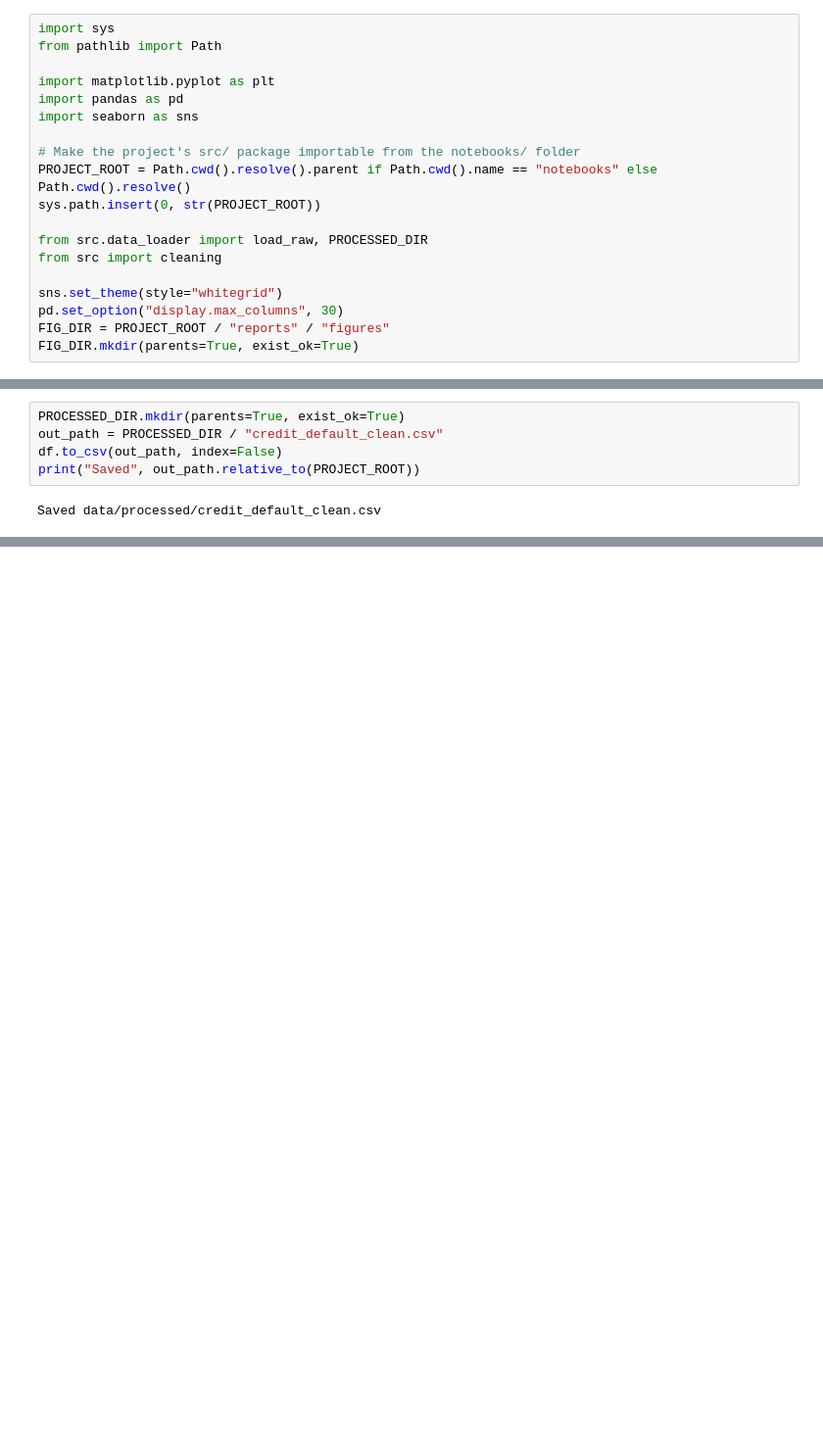
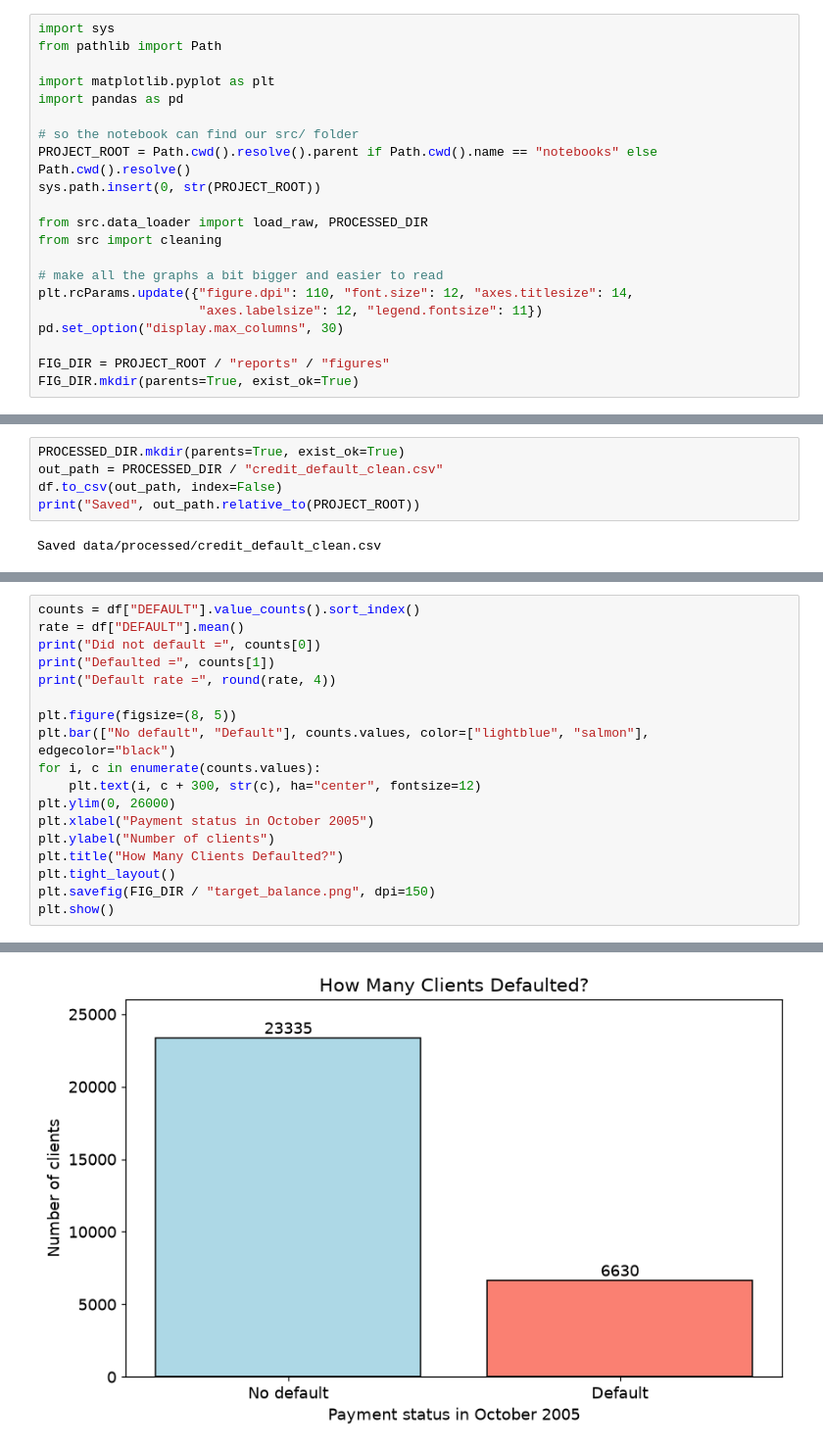
Before and after one commit to asood-usd/AAI500-credit-default, a Jupyter notebook: notebooks/01_data_prep_eda.ipynb, the cells around one changed output, grey strips where cells are left out. Shown at 98% size. Saved outputs shown, nothing was run; the diff lists cells and outputs as text; blank space fills up the shorter version.

```diff
--- a/notebooks/01_data_prep_eda.ipynb
+++ b/notebooks/01_data_prep_eda.ipynb
@@ -12,17 +26,19 @@ from pathlib import Path
 
 import matplotlib.pyplot as plt
 import pandas as pd
-import seaborn as sns
 
-# Make the project's src/ package importable from the notebooks/ folder
+# so the notebook can find our src/ folder
 PROJECT_ROOT = Path.cwd().resolve().parent if Path.cwd().name == "notebooks" else Path.cwd().resolve()
 sys.path.insert(0, str(PROJECT_ROOT))
 
 from src.data_loader import load_raw, PROCESSED_DIR
 from src import cleaning
 
-sns.set_theme(style="whitegrid")
+# make all the graphs a bit bigger and easier to read
+plt.rcParams.update({"figure.dpi": 110, "font.size": 12, "axes.titlesize": 14,
+                     "axes.labelsize": 12, "legend.fontsize": 11})
 pd.set_option("display.max_columns", 30)
+
 FIG_DIR = PROJECT_ROOT / "reports" / "figures"
 FIG_DIR.mkdir(parents=True, exist_ok=True)
 # %% [markdown]
@@ -148,0 +163,19 @@ recall and F1.
+# %%
+counts = df["DEFAULT"].value_counts().sort_index()
+rate = df["DEFAULT"].mean()
+print("Did not default =", counts[0])
+print("Defaulted =", counts[1])
+print("Default rate =", round(rate, 4))
+
+plt.figure(figsize=(8, 5))
+plt.bar(["No default", "Default"], counts.values, color=["lightblue", "salmon"], edgecolor="black")
+for i, c in enumerate(counts.values):
+    plt.text(i, c + 300, str(c), ha="center", fontsize=12)
+plt.ylim(0, 26000)
+plt.xlabel("Payment status in October 2005")
+plt.ylabel("Number of clients")
+plt.title("How Many Clients Defaulted?")
+plt.tight_layout()
+plt.savefig(FIG_DIR / "target_balance.png", dpi=150)
+plt.show()
+# %% [output]
@@ -148,0 +185 @@ recall and F1.
+[figure, added]
```
Also changed, not shown: parts of 28 cells of this notebook, 31 other files.
